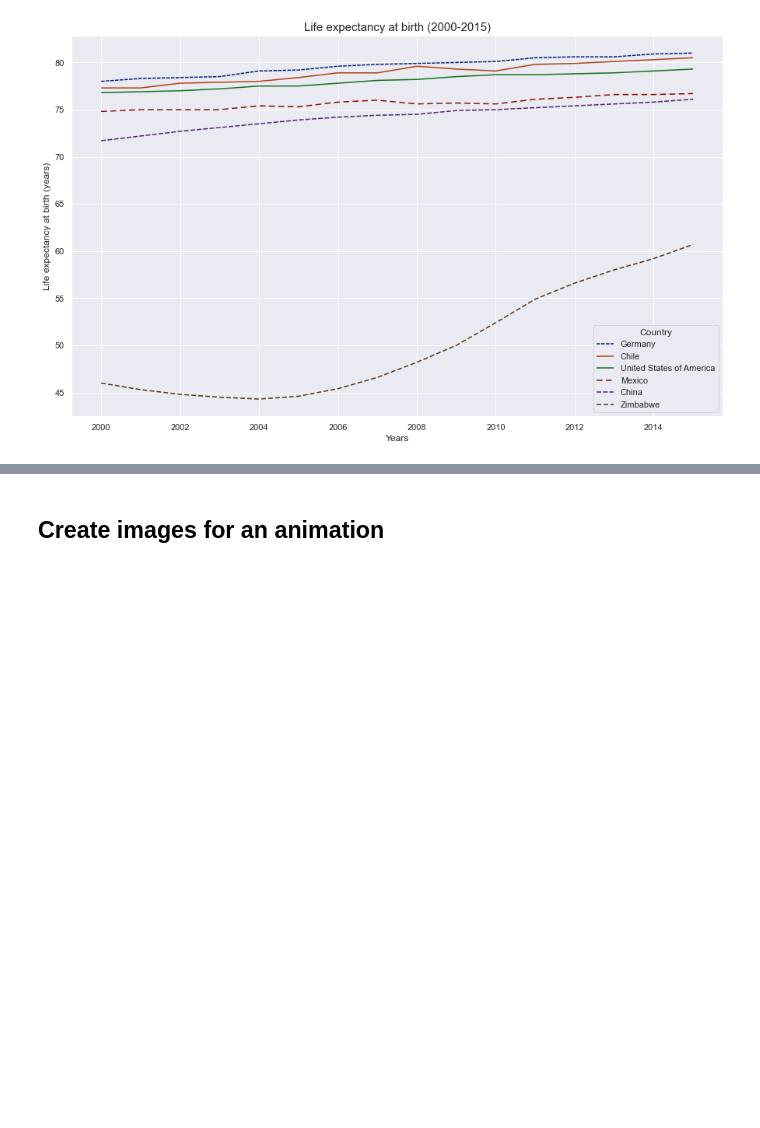
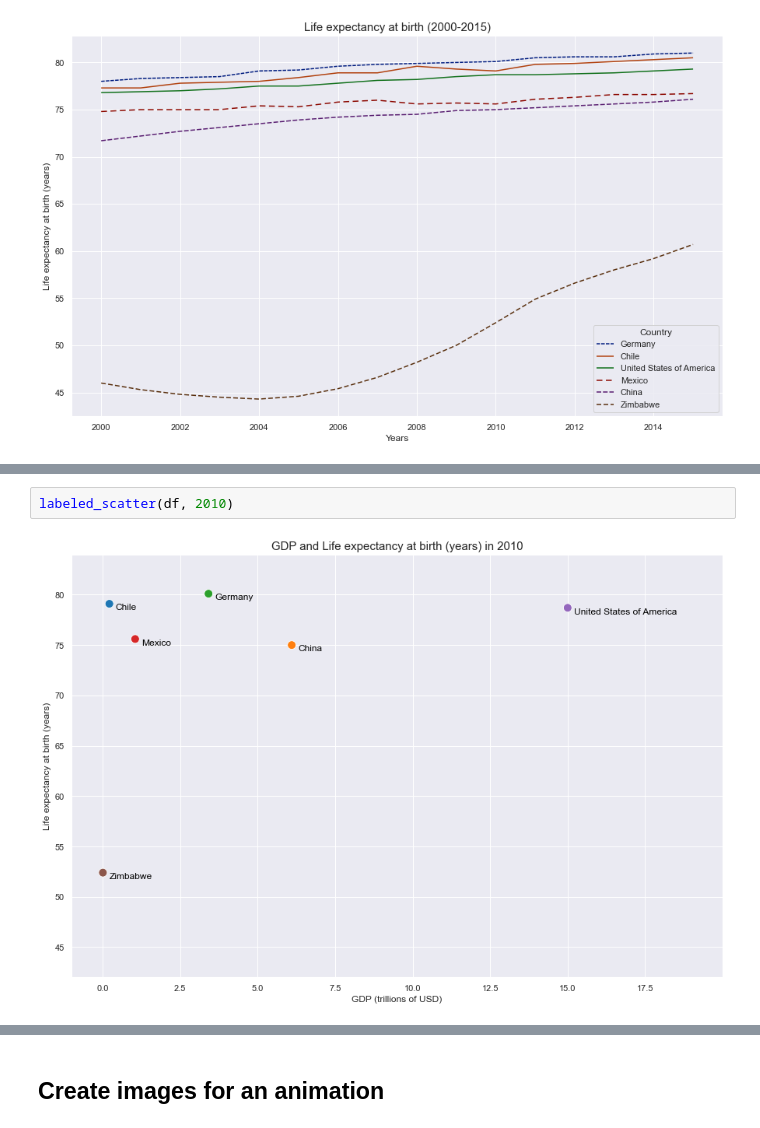
Before and after one commit to lep511/Life-Expectancy-and-GDP, a Jupyter notebook: life_expectancy_gdp.ipynb, the cells around one changed output, grey strips where cells are left out. Cells and saved outputs as stored; diff of their text form; blank space fills up the shorter version.

```diff
--- a/life_expectancy_gdp.ipynb
+++ b/life_expectancy_gdp.ipynb
@@ -105,0 +110,4 @@ plt.show()
+# %%
+labeled_scatter(df, 2010)
+# %% [output]
+[figure, added]
```
Also changed, not shown: parts of 11 cells of this notebook.
